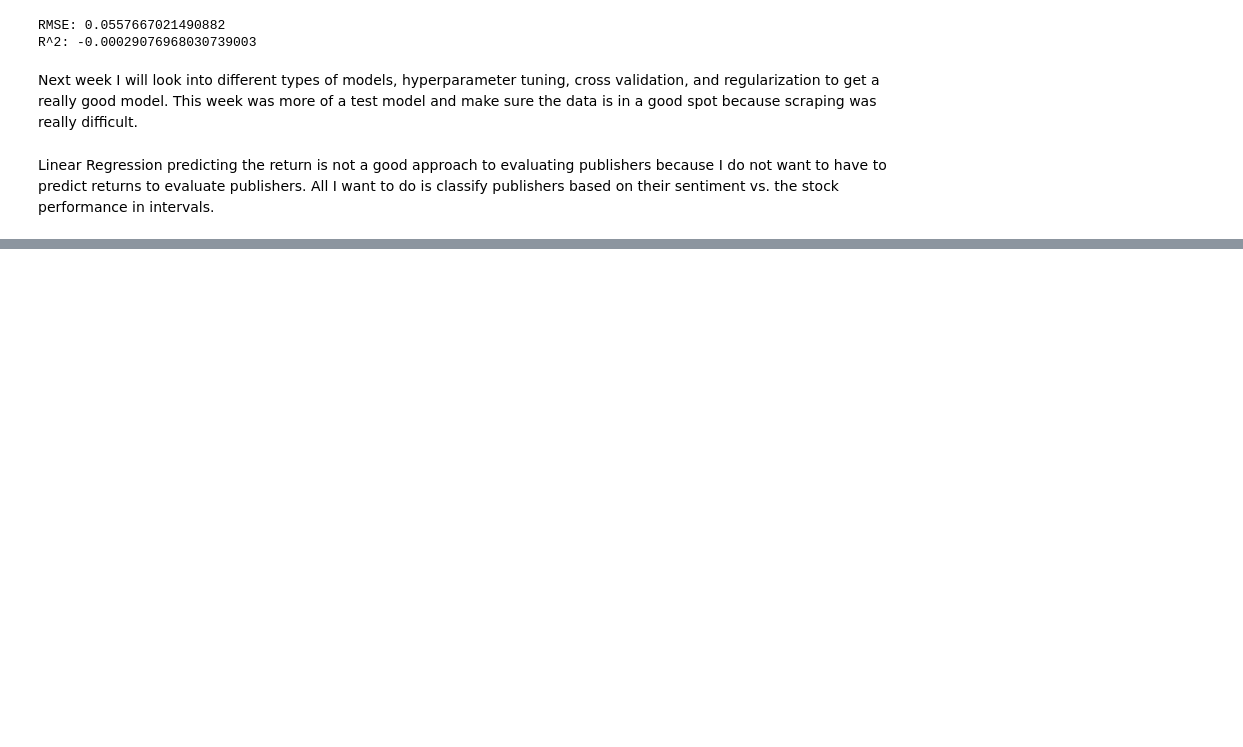
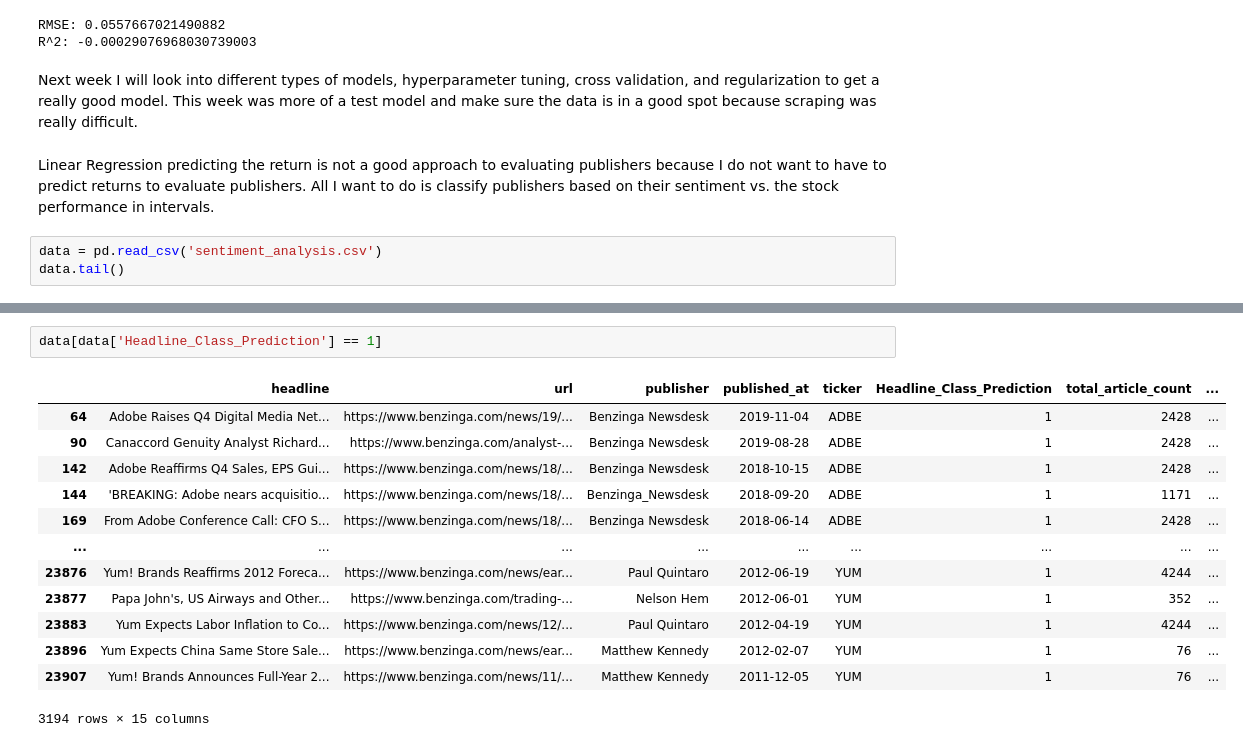
Before and after one commit to AJDodds3/CAP5771_andrew.dodds, a Jupyter notebook: raw_work/data_modeling.ipynb, the cells around one changed output, grey strips where cells are left out. Cells and saved outputs as stored; diff of their text form; blank space fills up the shorter version.

```diff
--- a/raw_work/data_modeling.ipynb
+++ b/raw_work/data_modeling.ipynb
@@ -362,3 +362,6 @@ R^2: -0.00029076968030739003
 Next week I will look into different types of models, hyperparameter tuning, cross validation, and regularization to get a really good model. This week was more of a test model and make sure the data is in a good spot because scraping was really difficult.
 # %% [markdown]
 Linear Regression predicting the return is not a good approach to evaluating publishers because I do not want to have to predict returns to evaluate publishers. All I want to do is classify publishers based on their sentiment vs. the stock performance in intervals.
+# %%
+data = pd.read_csv('sentiment_analysis.csv')
+data.tail()
@@ -364,0 +375,16 @@ Linear Regression predicting the return is not a good approach to evaluating pub
+# %%
+data[data['Headline_Class_Prediction'] == 1]
+# %% [output]
+|  | headline | url | publisher | published_at | ticker | Headline_Class_Prediction | total_article_count | ... |
+| 64 | Adobe Raises Q4 Digital Media Net... | https://www.benzinga.com/news/19/... | Benzinga Newsdesk | 2019-11-04 | ADBE | 1 | 2428 | ... |
+| 90 | Canaccord Genuity Analyst Richard... | https://www.benzinga.com/analyst-... | Benzinga Newsdesk | 2019-08-28 | ADBE | 1 | 2428 | ... |
+| 142 | Adobe Reaffirms Q4 Sales, EPS Gui... | https://www.benzinga.com/news/18/... | Benzinga Newsdesk | 2018-10-15 | ADBE | 1 | 2428 | ... |
+| 144 | 'BREAKING: Adobe nears acquisitio... | https://www.benzinga.com/news/18/... | Benzinga_Newsdesk | 2018-09-20 | ADBE | 1 | 1171 | ... |
+| 169 | From Adobe Conference Call: CFO S... | https://www.benzinga.com/news/18/... | Benzinga Newsdesk | 2018-06-14 | ADBE | 1 | 2428 | ... |
+| ... | ... | ... | ... | ... | ... | ... | ... | ... |
+| 23876 | Yum! Brands Reaffirms 2012 Foreca... | https://www.benzinga.com/news/ear... | Paul Quintaro | 2012-06-19 | YUM | 1 | 4244 | ... |
+| 23877 | Papa John's, US Airways and Other... | https://www.benzinga.com/trading-... | Nelson Hem | 2012-06-01 | YUM | 1 | 352 | ... |
+| 23883 | Yum Expects Labor Inflation to Co... | https://www.benzinga.com/news/12/... | Paul Quintaro | 2012-04-19 | YUM | 1 | 4244 | ... |
+| 23896 | Yum Expects China Same Store Sale... | https://www.benzinga.com/news/ear... | Matthew Kennedy | 2012-02-07 | YUM | 1 | 76 | ... |
+| 23907 | Yum! Brands Announces Full-Year 2... | https://www.benzinga.com/news/11/... | Matthew Kennedy | 2011-12-05 | YUM | 1 | 76 | ... |
+3194 rows × 15 columns
```
Also changed, not shown: parts of 1 cell of this notebook, 1 other file.
